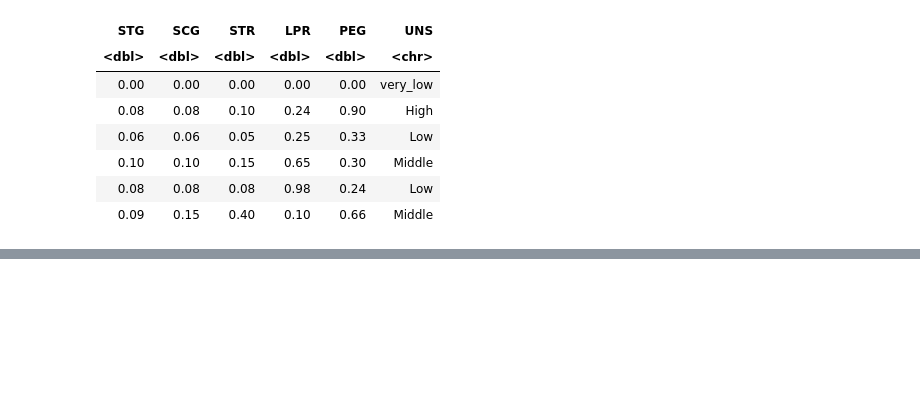
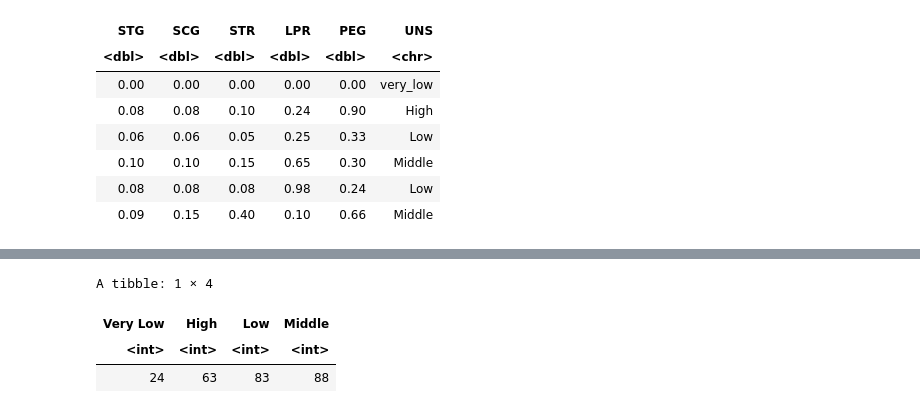
Before and after one commit to lojnys/dsci100_group_18, a Jupyter notebook: group_proposal.ipynb, the cells around one changed output, grey strips where cells are left out. Cells and saved outputs as stored; diff of their text form; code cells hidden in the pictures; blank space fills up the shorter version.

```diff
--- a/group_proposal.ipynb
+++ b/group_proposal.ipynb
@@ -58 +104,11 @@ A tibble: 6 × 3
+# %%
+data_wrangled |>
+group_by(knowledge_level) |>
+summarize(count = n()) |>
+pivot_wider(names_from = knowledge_level, values_from = count)
+# %% [output]
+A tibble: 1 × 4
+| Very Low | High | Low | Middle |
+| <int> | <int> | <int> | <int> |
+| 24 | 63 | 83 | 88 |
 # %%
```
Also changed, not shown: parts of 10 cells of this notebook, 4 other files.
